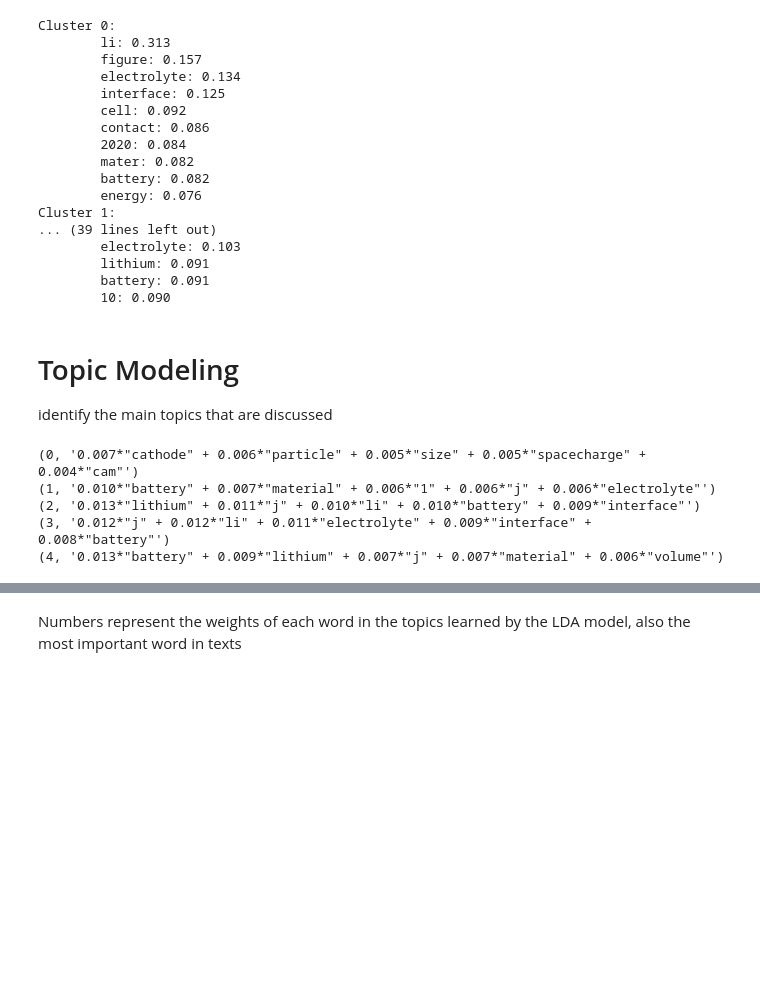
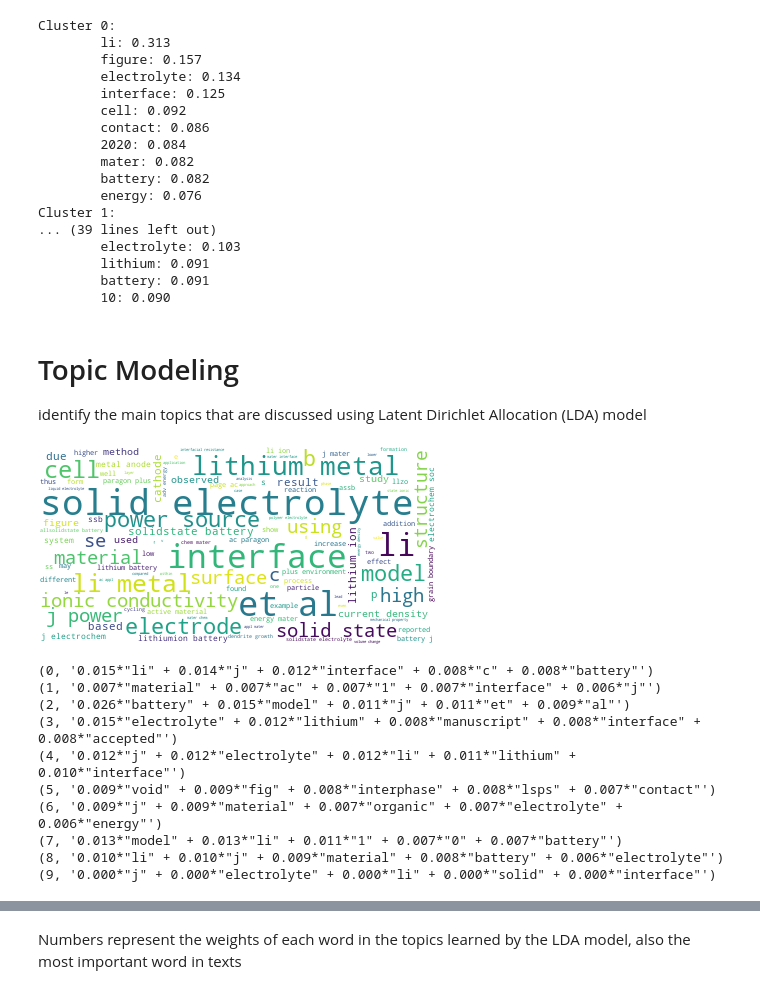
Before and after one commit to Yue-Yao/Text_Mining, a Jupyter notebook: TM_python.ipynb, the cells around one changed output, grey strips where cells are left out. Saved outputs shown, nothing was run; the diff lists cells and outputs as text; code cells hidden in the pictures; blank space fills up the shorter version.

```diff
--- a/TM_python.ipynb
+++ b/TM_python.ipynb
@@ -87,6 +124,21 @@ results
   'url': 'https://onlinelibrary.wiley.com/doi/abs/10.1002/er.4433'},
  {'title': 'Solid halide electrolytes with high lithium‐ion conductivity for application in 4 V class bulk‐type all‐solid‐state batteries',
   'url': 'https://onlinelibrary.wiley.com/doi/abs/10.1002/adma.201803075'}]
+# %%
+# Create a new list to store the filtered papers
+filtered_list = []
+
+# Loop through the papers in the original list
+for paper in papers_list:
+
+    # Check if the paper is in the exclude list
+    if paper not in review_list:
+
+        # If it's not in the exclude list, add it to the filtered list
+        filtered_list.append(paper)
+
+# Print the filtered list
+print(filtered_list)
 # %% [markdown]
 ## download pdf files using url links
 # %%
@@ -193,13 +245,13 @@ INFO:Sci-Hub:Failed to fetch pdf with identifier https://onlinelibrary.wiley.com
 ... (3 outputs left out)
 # %%
 # sort by numbers
-files = os.listdir("html_google_scholar/papers")
+files = os.listdir("html_google_scholar_new/papers")
 files = [int(os.path.splitext(filename)[0]) for filename in files]
 files.sort()
 # %%
 # get the list of papers and their download status
 # save all this info in a excel file
-paper_df = pd.DataFrame(results)
+paper_df = pd.DataFrame(filtered_list)
 #set the index as the number of paper
 paper_df.index+=1
 #check if the paper downloaded
@@ -207,7 +259,7 @@ paper_df['download']=False
 for i in paper_df.index:
     if i in files:
         paper_df.loc[[i],['download']]=True
-paper_df.to_excel('html_google_scholar/paperlist.xlsx')
+paper_df.to_excel('html_google_scholar_new/paperlist.xlsx')
 # %%
 paper_df
 # %% [output]
@@ -777,27 +829,53 @@ Cluster 1:
         10: 0.090
 # %% [markdown]
 # Topic Modeling
-identify the main topics that are discussed
+identify the main topics that are discussed using Latent Dirichlet Allocation (LDA) model
+# %%
+# convert the text to Vector
+files = os.listdir("html_google_scholar/preprocessed_text")
+files = [int(os.path.splitext(filename)[0]) for filename in files]
+files.sort()
+docs = []
+for Nr in tqdm(files):
+    tokens_path = "html_google_scholar/preprocessed_text/{}.txt".format(Nr)
+    with open(tokens_path, encoding='utf-8') as f:
+        tokens = f.read()
+    docs.append(tokens)
+# %%
+long_string = ' '.join(docs)
+# Create a WordCloud object
+wordcloud = WordCloud(background_color="white", max_words=10000, contour_width=3, contour_color='steelblue')
+# Generate a word cloud
+wordcloud.generate(long_string)
+# Visualize the word cloud
+wordcloud.to_image()
+# %% [output]
+[figure, added]
 # %%
 # Load the corpus of documents
 doc_corpus = docs
 
 # Tokenize the documents and create a dictionary
-doc_tokens = [[token for token in doc.lower().split()] for doc in doc_corpus]
+doc_tokens = [[token for token in doc.split()] for doc in doc_corpus]
 dictionary = corpora.Dictionary(doc_tokens)
 
 # Convert the tokenized documents into bag-of-words format
 doc_bow = [dictionary.doc2bow(doc) for doc in doc_tokens]
 
 # Train the LDA model on the bag-of-words representation of the documents
-lda_model = LdaModel(doc_bow, num_topics=5, id2word=dictionary, passes=20)
+lda_model = LdaModel(doc_bow, num_topics=10, id2word=dictionary, passes=20)
 
 # Print the topics and the top 5 words for each topic
-for topic in lda_model.print_topics(num_topics=5, num_words=5):
+for topic in lda_model.print_topics(num_topics=10, num_words=5):
     print(topic)
 # %% [output]
-(0, '0.007*"cathode" + 0.006*"particle" + 0.005*"size" + 0.005*"spacecharge" + 0.004*"cam"')
-(1, '0.010*"battery" + 0.007*"material" + 0.006*"1" + 0.006*"j" + 0.006*"electrolyte"')
-(2, '0.013*"lithium" + 0.011*"j" + 0.010*"li" + 0.010*"battery" + 0.009*"interface"')
-(3, '0.012*"j" + 0.012*"li" + 0.011*"electrolyte" + 0.009*"interface" + 0.008*"battery"')
-(4, '0.013*"battery" + 0.009*"lithium" + 0.007*"j" + 0.007*"material" + 0.006*"volume"')
+(0, '0.015*"li" + 0.014*"j" + 0.012*"interface" + 0.008*"c" + 0.008*"battery"')
+(1, '0.007*"material" + 0.007*"ac" + 0.007*"1" + 0.007*"interface" + 0.006*"j"')
+(2, '0.026*"battery" + 0.015*"model" + 0.011*"j" + 0.011*"et" + 0.009*"al"')
+(3, '0.015*"electrolyte" + 0.012*"lithium" + 0.008*"manuscript" + 0.008*"interface" + 0.008*"accepted"')
+(4, '0.012*"j" + 0.012*"electrolyte" + 0.012*"li" + 0.011*"lithium" + 0.010*"interface"')
+(5, '0.009*"void" + 0.009*"fig" + 0.008*"interphase" + 0.008*"lsps" + 0.007*"contact"')
+(6, '0.009*"j" + 0.009*"material" + 0.007*"organic" + 0.007*"electrolyte" + 0.006*"energy"')
+(7, '0.013*"model" + 0.013*"li" + 0.011*"1" + 0.007*"0" + 0.007*"battery"')
+(8, '0.010*"li" + 0.010*"j" + 0.009*"material" + 0.008*"battery" + 0.006*"electrolyte"')
+(9, '0.000*"j" + 0.000*"electrolyte" + 0.000*"li" + 0.000*"solid" + 0.000*"interface"')
```
Also changed, not shown: parts of 15 cells of this notebook, 1 other file.
